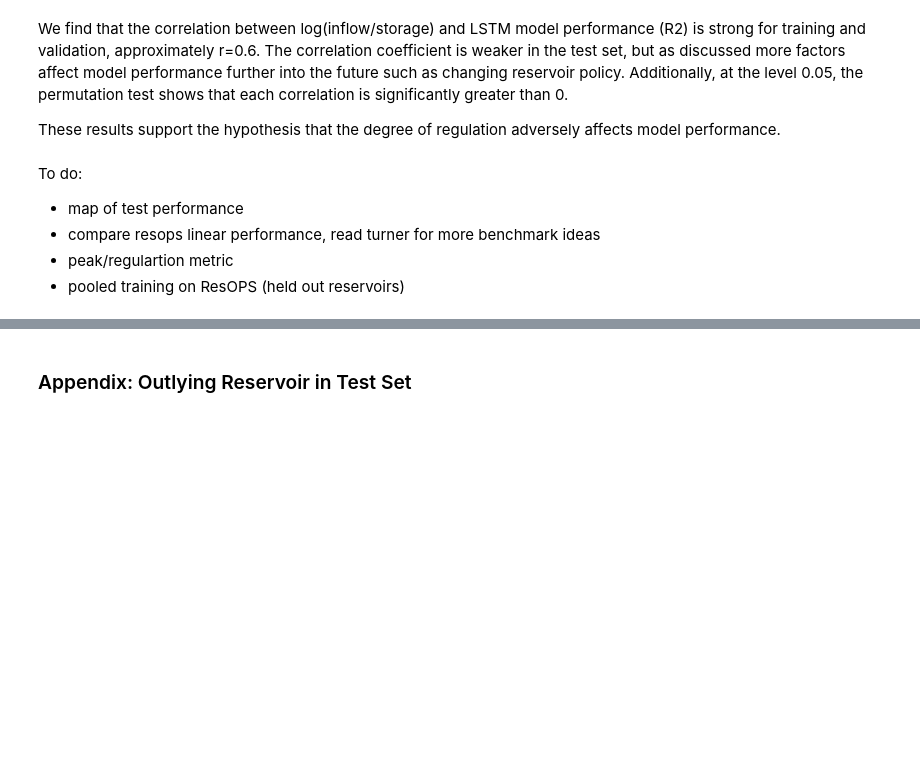
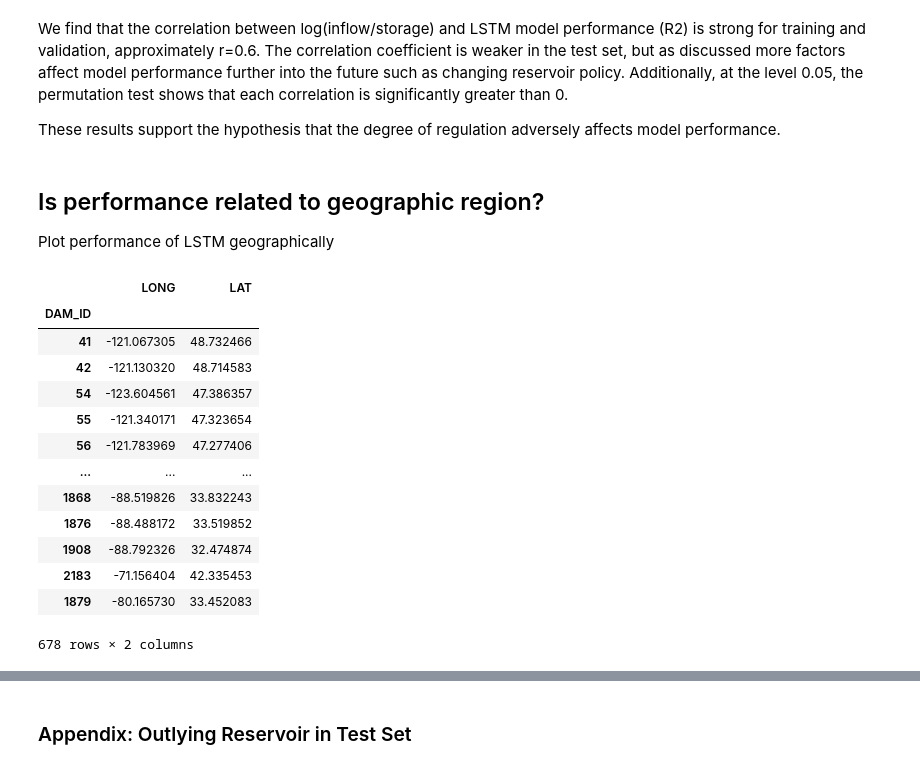
Before and after one commit to Matt2371/DL-reservoir-modeling, a Jupyter notebook: experiments/10b_resops_evaluate.ipynb, the cells around one changed output, grey strips where cells are left out. Saved outputs shown, nothing was run; the diff lists cells and outputs as text; code cells hidden in the pictures; blank space fills up the shorter version.

```diff
--- a/experiments/10b_resops_evaluate.ipynb
+++ b/experiments/10b_resops_evaluate.ipynb
@@ -239,9 +260,26 @@ plt.show()
 We find that the correlation between log(inflow/storage) and LSTM model performance (R2) is strong for training and validation, approximately r=0.6. The correlation coefficient is weaker in the test set, but as discussed more factors affect model performance further into the future such as changing reservoir policy. Additionally, at the level 0.05, the permutation test shows that each correlation is significantly greater than 0.
 
 These results support the hypothesis that the degree of regulation adversely affects model performance.
-# %% [markdown]
-To do:
-- map of test performance
-- compare resops linear performance, read turner for more benchmark ideas
-- peak/regulartion metric
-- pooled training on ResOPS (held out reservoirs)
+# %% [markdown]
+## Is performance related to geographic region?
+Plot performance of LSTM geographically
+# %%
+# Fetch GPS coordinates of reservoirs
+coords_all = pd.read_csv('data/ResOpsUS/attributes/reservoir_attributes.csv', index_col=0)[['LONG', 'LAT']]
+coords_all.index = coords_all.index.astype(str) # str index consistent with rest of experiment
+coords_all
+# %% [output]
+|  | LONG | LAT |
+| DAM_ID |  |  |
+| 41 | -121.067305 | 48.732466 |
+| 42 | -121.130320 | 48.714583 |
+| 54 | -123.604561 | 47.386357 |
+| 55 | -121.340171 | 47.323654 |
+| 56 | -121.783969 | 47.277406 |
+| ... | ... | ... |
+| 1868 | -88.519826 | 33.832243 |
+| 1876 | -88.488172 | 33.519852 |
+| 1908 | -88.792326 | 32.474874 |
+| 2183 | -71.156404 | 42.335453 |
+| 1879 | -80.165730 | 33.452083 |
+678 rows × 2 columns
```
Also changed, not shown: parts of 6 cells of this notebook, 1 other file.
